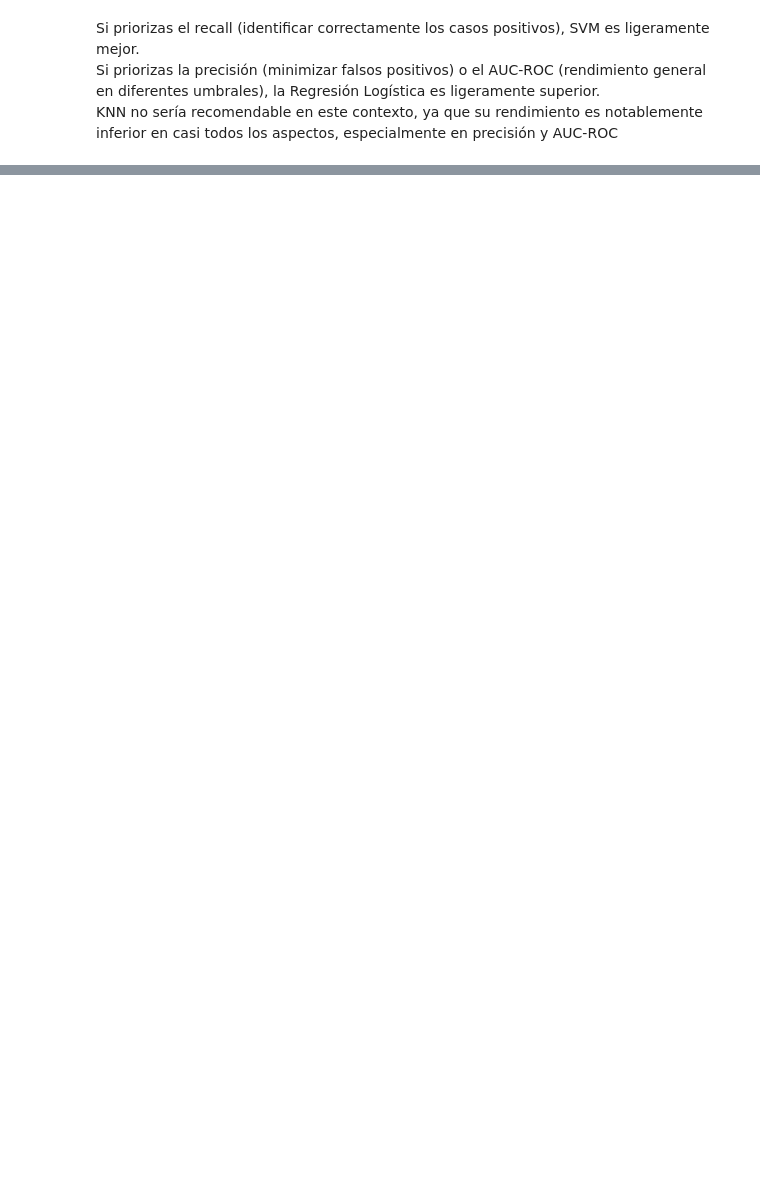
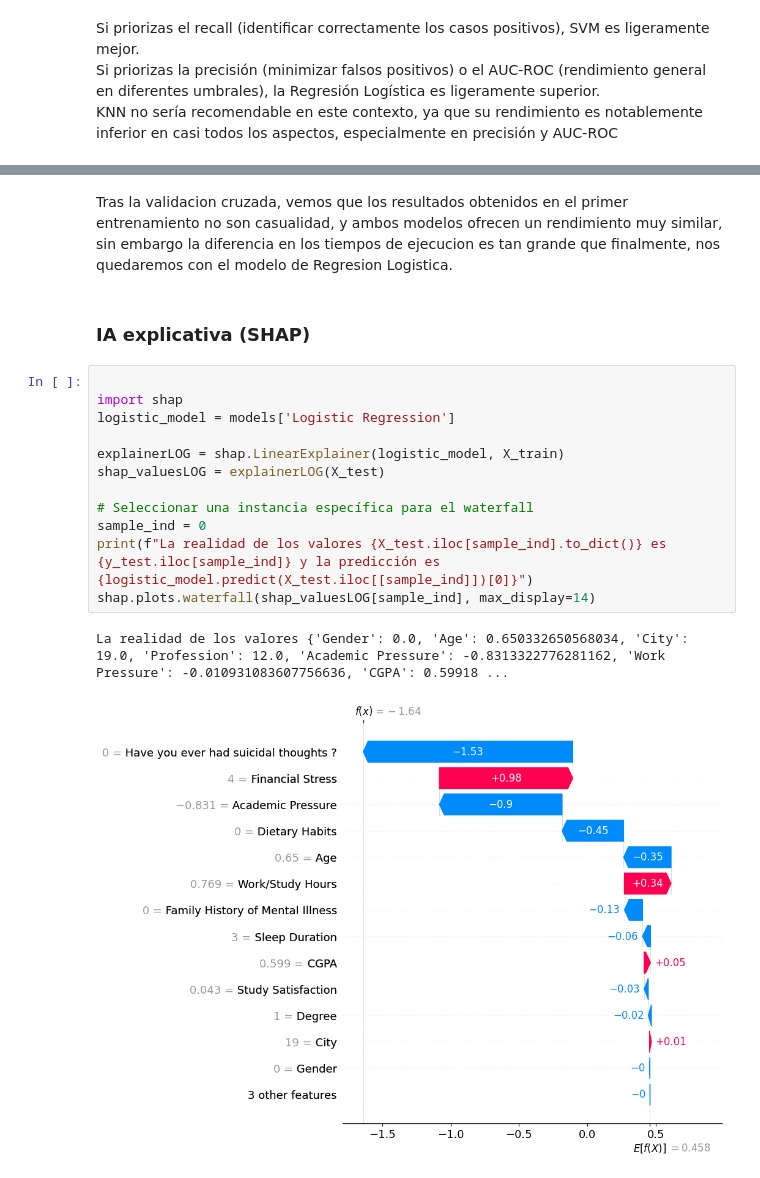
Before and after one commit to marcosgcr3/AA, a Jupyter notebook: Proyecto Final/ProyectoFinal.ipynb, the cells around one changed output, grey strips where cells are left out. Drawn from its saved outputs; the diff is of its cells as text; blank space fills up the shorter version.

```diff
--- a/Proyecto Final/ProyectoFinal.ipynb
+++ b/Proyecto Final/ProyectoFinal.ipynb
@@ -441,0 +569,19 @@ Total          81.34947  0.49431              0.07966  5.89540  2.34609
+# %% [markdown]
+Tras la validacion cruzada, vemos que los resultados obtenidos en el primer entrenamiento no son casualidad, y ambos modelos ofrecen un rendimiento muy similar, sin embargo la diferencia en los tiempos de ejecucion es tan grande que finalmente, nos quedaremos con el modelo de Regresion Logistica.
+# %% [markdown]
+### IA explicativa (SHAP)
+# %%
+
+import shap
+logistic_model = models['Logistic Regression']
+
+explainerLOG = shap.LinearExplainer(logistic_model, X_train)
+shap_valuesLOG = explainerLOG(X_test)
+
+# Seleccionar una instancia específica para el waterfall
+sample_ind = 0
+print(f"La realidad de los valores {X_test.iloc[sample_ind].to_dict()} es {y_test.iloc[sample_ind]} y la predicción es {logistic_model.predict(X_test.iloc[[sample_ind]])[0]}")
+shap.plots.waterfall(shap_valuesLOG[sample_ind], max_display=14)
+# %% [output]
+La realidad de los valores {'Gender': 0.0, 'Age': 0.650332650568034, 'City': 19.0, 'Profession': 12.0, 'Academic Pressure': -0.8313322776281162, 'Work Pressure': -0.010931083607756636, 'CGPA': 0.59918 ...
+[figure, added]
```
Also changed, not shown: parts of 22 cells of this notebook.
